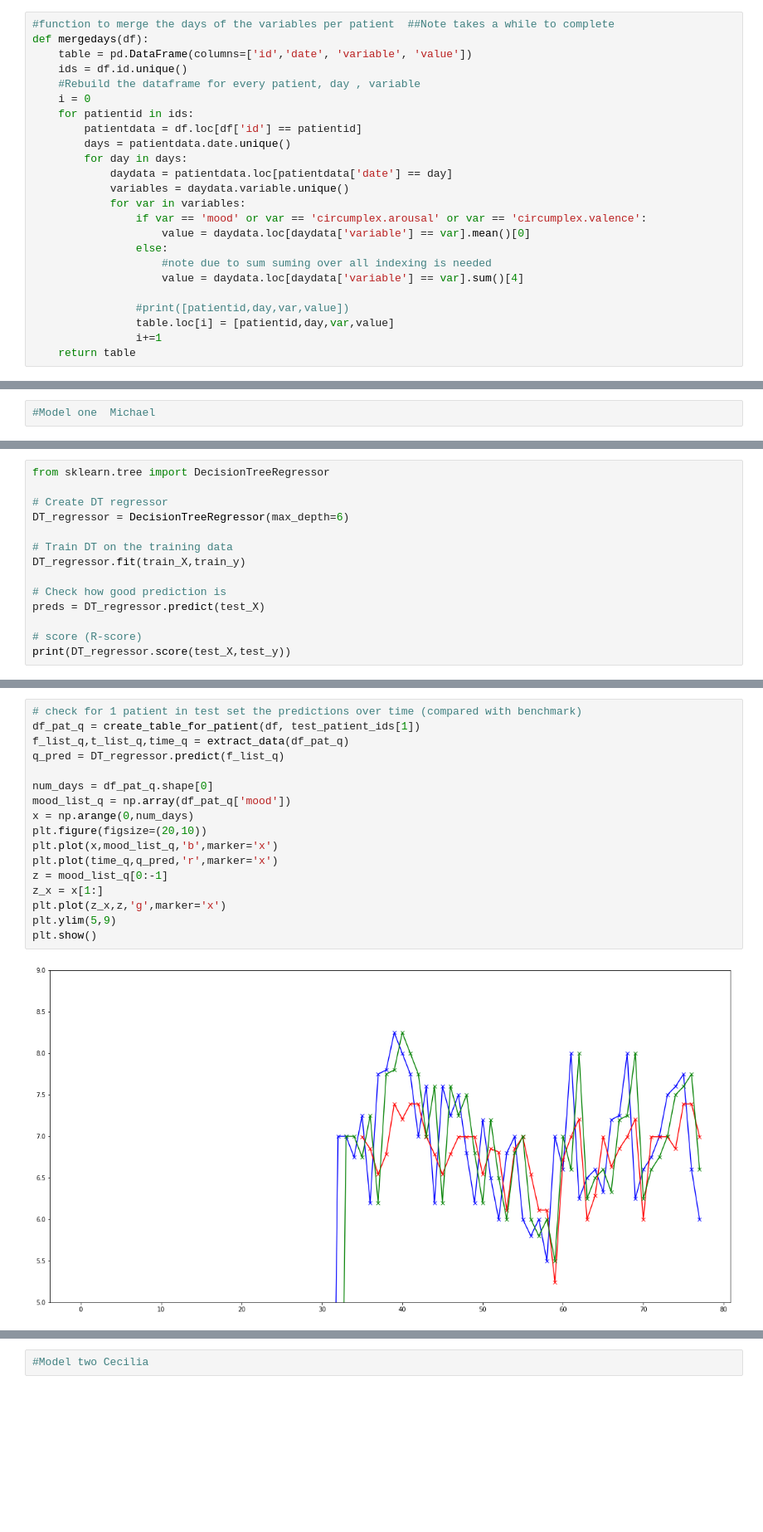
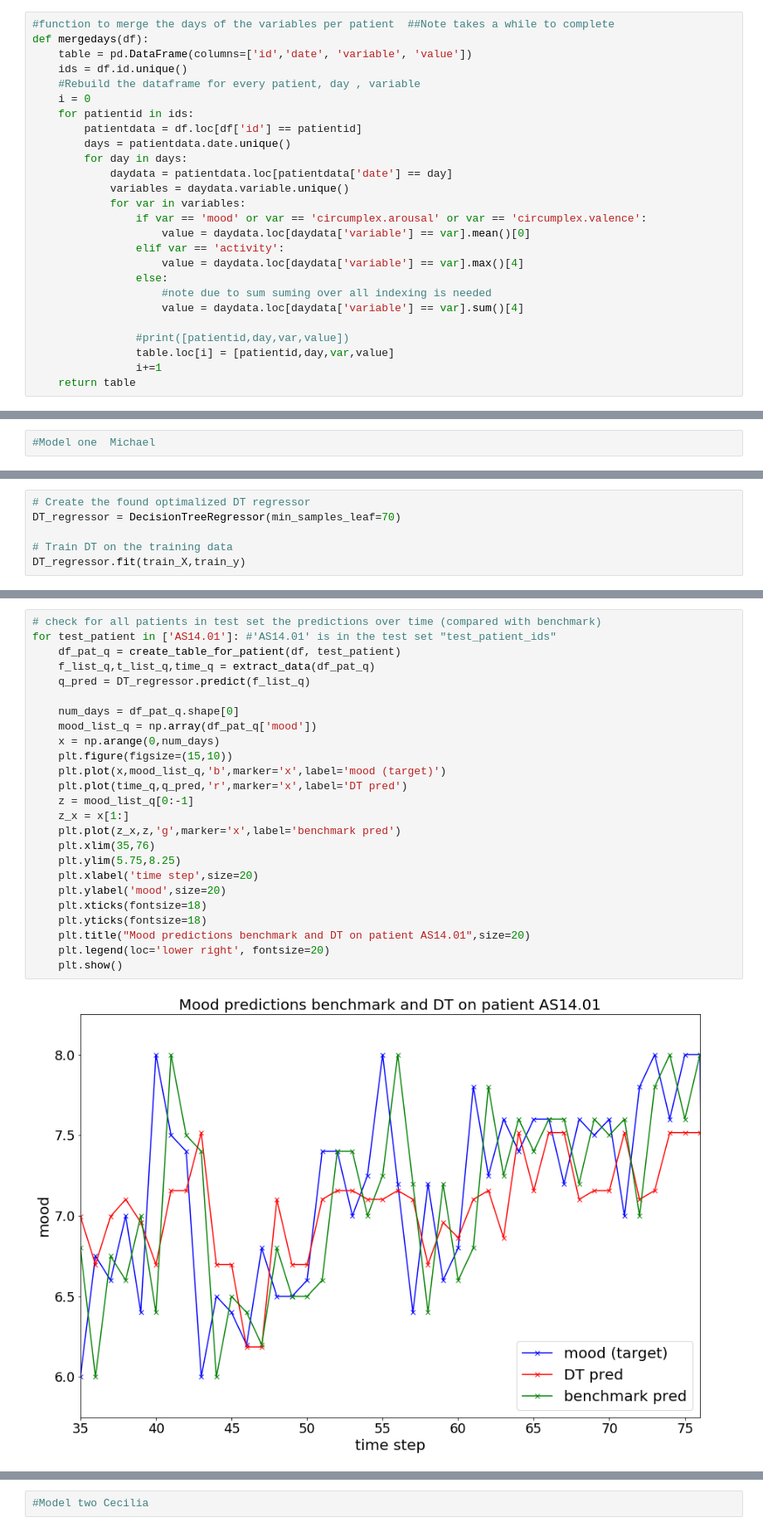
Before and after one commit to felicienveldema/DataMT, a Jupyter notebook: Assignment1_nontemporal.ipynb, the cells around one changed output, grey strips where cells are left out. Shown at 83% size. Cells and saved outputs as stored; diff of their text form; blank space fills up the shorter version.

Commit message:
Contains the code pieces which are needed to arrive to statements/figures mentioned in the report for non-temporal part.

```diff
--- a/Assignment1_nontemporal.ipynb
+++ b/Assignment1_nontemporal.ipynb
@@ -40,6 +40,8 @@ def mergedays(df):
             for var in variables:
                 if var == 'mood' or var == 'circumplex.arousal' or var == 'circumplex.valence':
                     value = daydata.loc[daydata['variable'] == var].mean()[0]
+                elif var == 'activity':
+                    value = daydata.loc[daydata['variable'] == var].max()[4]
                 else:
                     #note due to sum suming over all indexing is needed
                     value = daydata.loc[daydata['variable'] == var].sum()[4]
@@ -398,15 +398,7 @@ print(len(train_X))
 # %%
-from sklearn.tree import DecisionTreeRegressor
-
-# Create DT regressor
-DT_regressor = DecisionTreeRegressor(max_depth=6)
+# Create the found optimalized DT regressor
+DT_regressor = DecisionTreeRegressor(min_samples_leaf=70)
 
 # Train DT on the training data
 DT_regressor.fit(train_X,train_y)
-
-# Check how good prediction is
-preds = DT_regressor.predict(test_X)
-
-# score (R-score)
-print(DT_regressor.score(test_X,test_y))
 # %% [output]
@@ -445,19 +425,27 @@ best max depth is: 2
 # %%
-# check for 1 patient in test set the predictions over time (compared with benchmark)
-df_pat_q = create_table_for_patient(df, test_patient_ids[1])
-f_list_q,t_list_q,time_q = extract_data(df_pat_q)
-q_pred = DT_regressor.predict(f_list_q)
+# check for all patients in test set the predictions over time (compared with benchmark)
+for test_patient in ['AS14.01']: #'AS14.01' is in the test set "test_patient_ids"
+    df_pat_q = create_table_for_patient(df, test_patient)
+    f_list_q,t_list_q,time_q = extract_data(df_pat_q)
+    q_pred = DT_regressor.predict(f_list_q)
 
-num_days = df_pat_q.shape[0]
-mood_list_q = np.array(df_pat_q['mood'])
-x = np.arange(0,num_days)
-plt.figure(figsize=(20,10))
-plt.plot(x,mood_list_q,'b',marker='x')
-plt.plot(time_q,q_pred,'r',marker='x')
-z = mood_list_q[0:-1]
-z_x = x[1:]
-plt.plot(z_x,z,'g',marker='x')
-plt.ylim(5,9)
-plt.show()
+    num_days = df_pat_q.shape[0]
+    mood_list_q = np.array(df_pat_q['mood'])
+    x = np.arange(0,num_days)
+    plt.figure(figsize=(15,10))
+    plt.plot(x,mood_list_q,'b',marker='x',label='mood (target)')
+    plt.plot(time_q,q_pred,'r',marker='x',label='DT pred')
+    z = mood_list_q[0:-1]
+    z_x = x[1:]
+    plt.plot(z_x,z,'g',marker='x',label='benchmark pred')
+    plt.xlim(35,76)
+    plt.ylim(5.75,8.25)
+    plt.xlabel('time step',size=20)
+    plt.ylabel('mood',size=20)
+    plt.xticks(fontsize=18)
+    plt.yticks(fontsize=18)
+    plt.title("Mood predictions benchmark and DT on patient AS14.01",size=20)
+    plt.legend(loc='lower right', fontsize=20)
+    plt.show()
 # %% [output]
-[figure, old version]
+[figure, new version]
```
Also changed, not shown: parts of 18 cells of this notebook.
